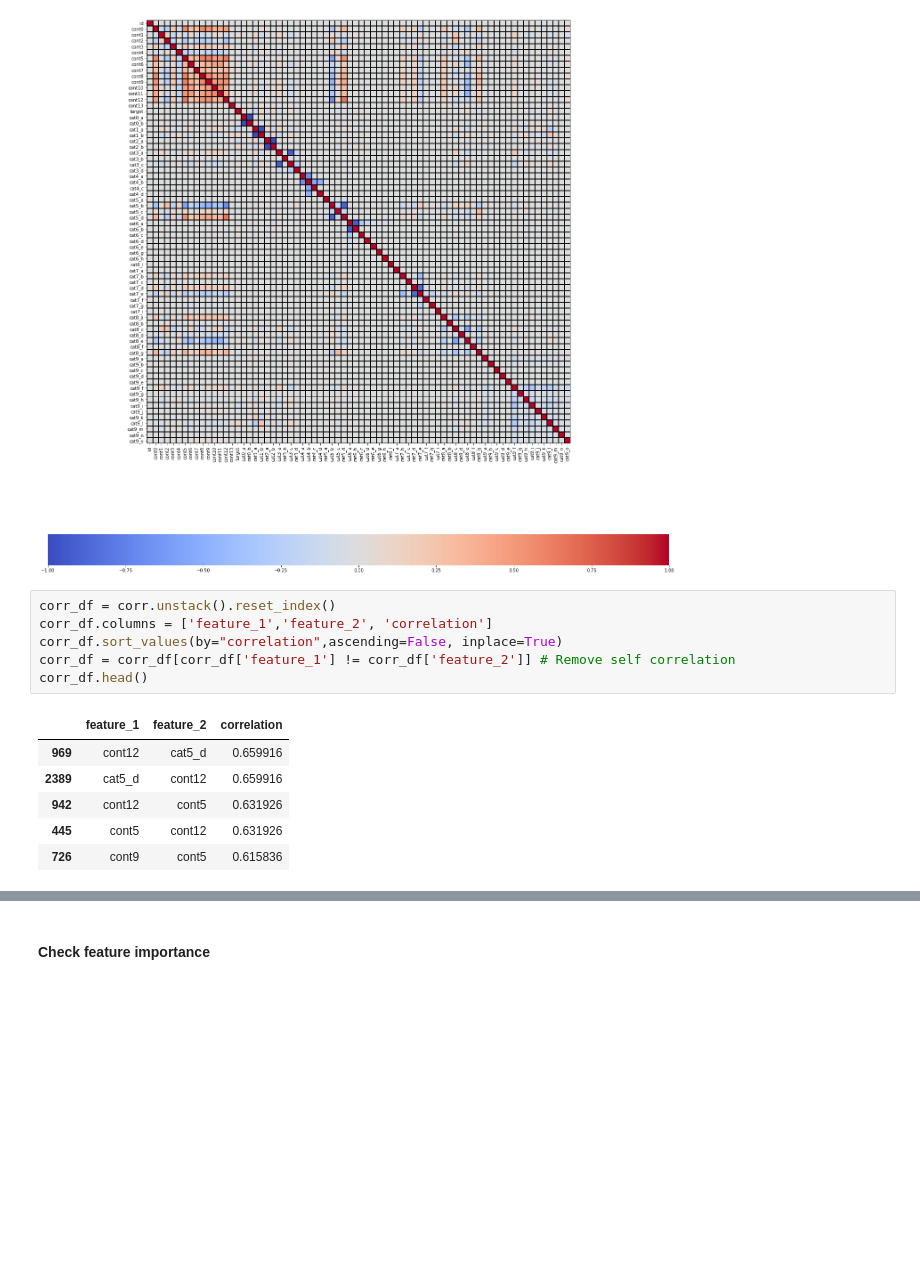
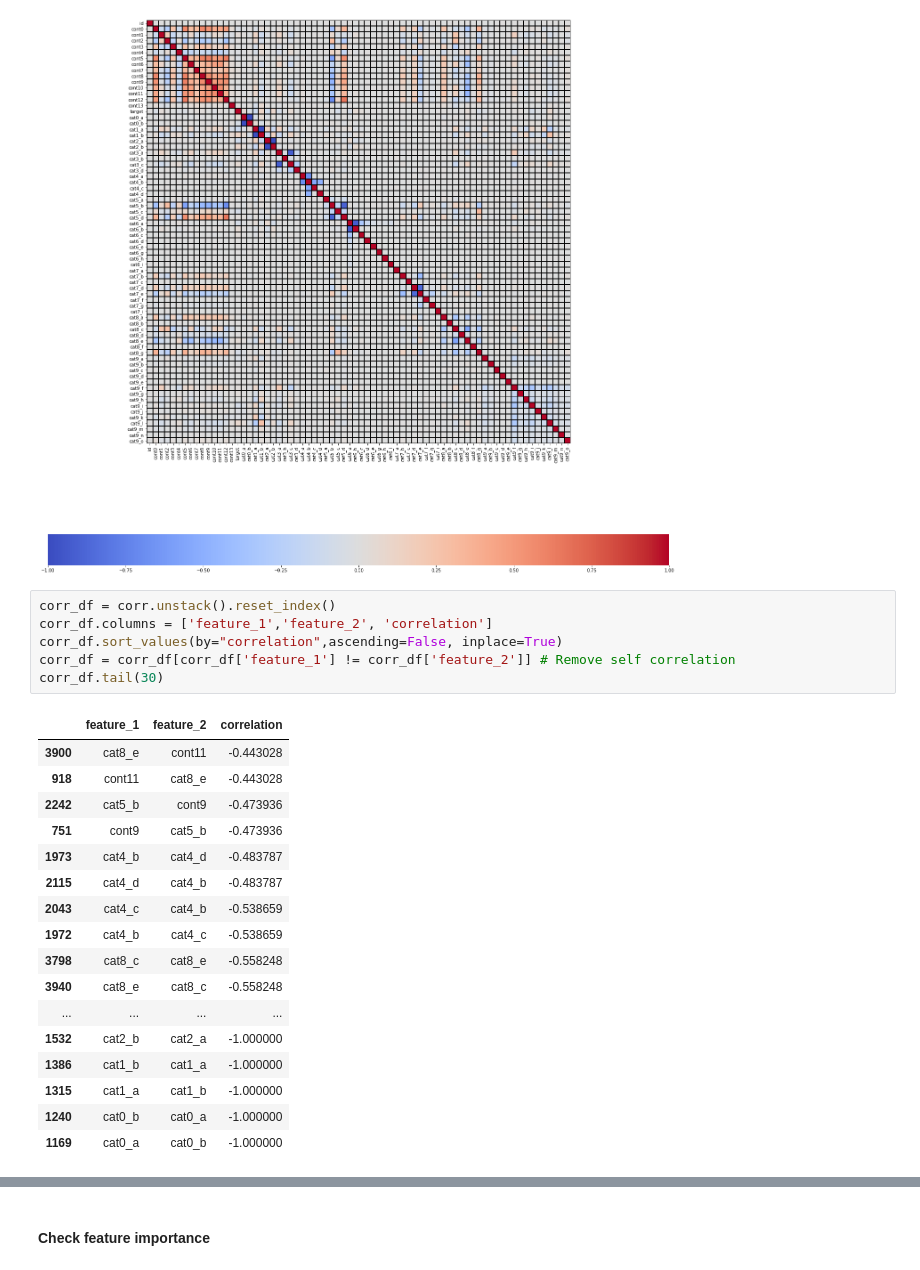
Before and after one commit to ngachago/tabular_comp, a Jupyter notebook: tabular_playground_comp_feb21.ipynb, the cells around one changed output, grey strips where cells are left out. Saved outputs shown, nothing was run; the diff lists cells and outputs as text; blank space fills up the shorter version.

```diff
--- a/tabular_playground_comp_feb21.ipynb
+++ b/tabular_playground_comp_feb21.ipynb
@@ -396,16 +396,27 @@ sns.heatmap(corr,
 # %%
 corr_df = corr.unstack().reset_index()
 corr_df.columns = ['feature_1','feature_2', 'correlation']
 corr_df.sort_values(by="correlation",ascending=False, inplace=True)
 corr_df = corr_df[corr_df['feature_1'] != corr_df['feature_2']] # Remove self correlation
-corr_df.head()
+corr_df.tail(30)
 # %% [output]
 |  | feature_1 | feature_2 | correlation |
-| 969 | cont12 | cat5_d | 0.659916 |
-| 2389 | cat5_d | cont12 | 0.659916 |
-| 942 | cont12 | cont5 | 0.631926 |
-| 445 | cont5 | cont12 | 0.631926 |
-| 726 | cont9 | cont5 | 0.615836 |
+| 3900 | cat8_e | cont11 | -0.443028 |
+| 918 | cont11 | cat8_e | -0.443028 |
+| 2242 | cat5_b | cont9 | -0.473936 |
+| 751 | cont9 | cat5_b | -0.473936 |
+| 1973 | cat4_b | cat4_d | -0.483787 |
+| 2115 | cat4_d | cat4_b | -0.483787 |
+| 2043 | cat4_c | cat4_b | -0.538659 |
+| 1972 | cat4_b | cat4_c | -0.538659 |
+| 3798 | cat8_c | cat8_e | -0.558248 |
+| 3940 | cat8_e | cat8_c | -0.558248 |
+| ... | ... | ... | ... |
+| 1532 | cat2_b | cat2_a | -1.000000 |
+| 1386 | cat1_b | cat1_a | -1.000000 |
+| 1315 | cat1_a | cat1_b | -1.000000 |
+| 1240 | cat0_b | cat0_a | -1.000000 |
+| 1169 | cat0_a | cat0_b | -1.000000 |
 # %% [markdown]
 -----------
 
```
Also changed, not shown: parts of 89 cells of this notebook.
